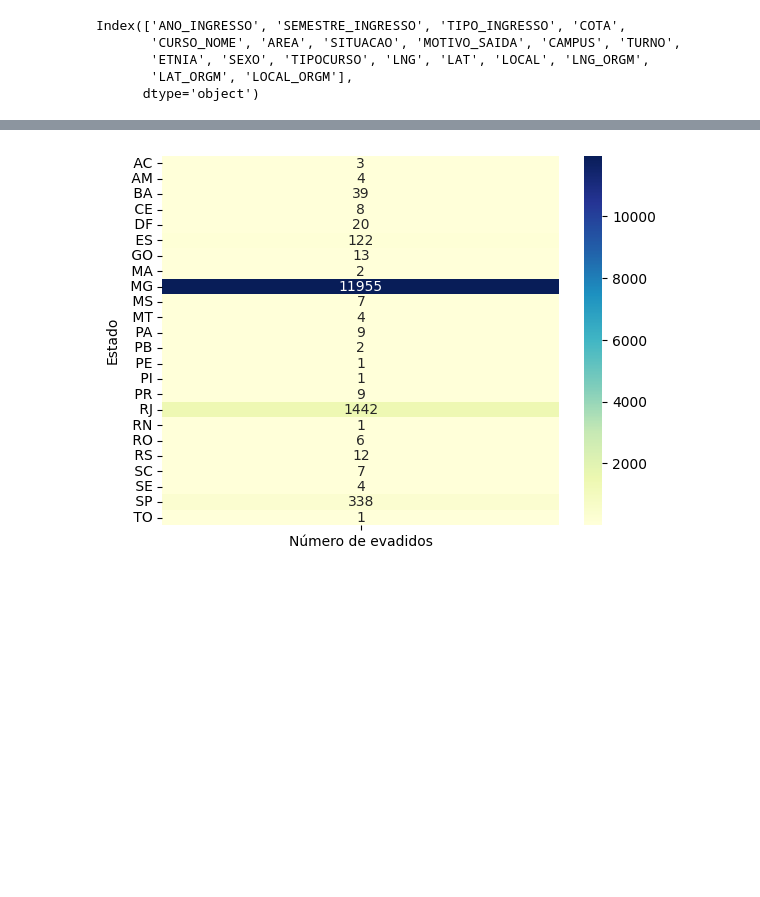
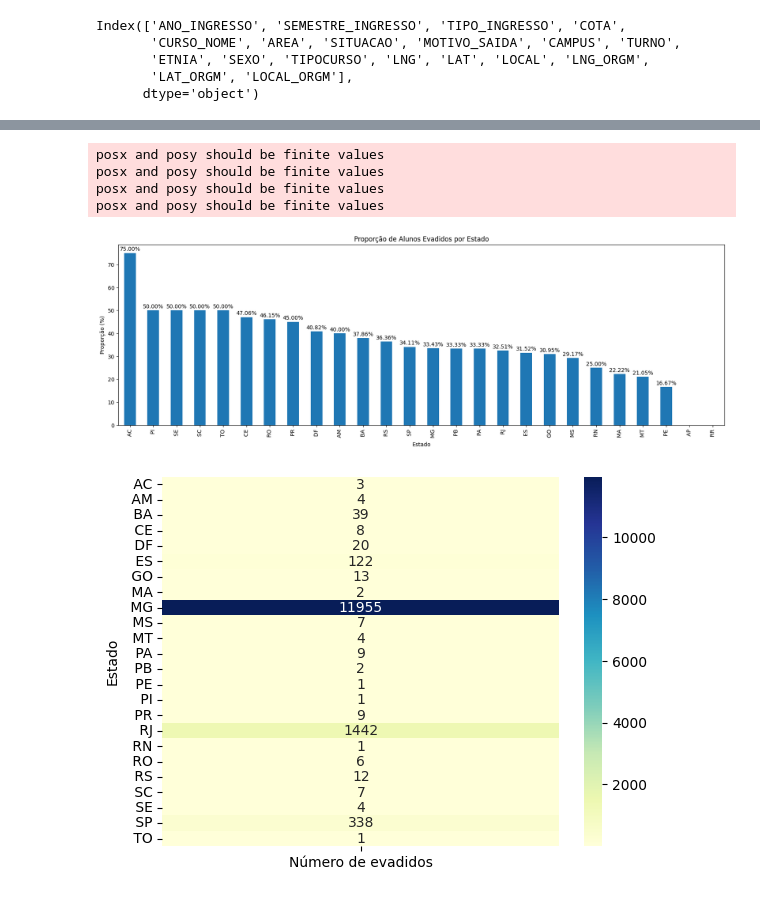
Before and after one commit to heliomacedofilho/projetos-do-bootcamp-analise-de-dados-enap-2023, a Jupyter notebook: analise_da_evasao_estudantil/mapa_calor.ipynb, the cells around one changed output, grey strips where cells are left out. Drawn from its saved outputs; the diff is of its cells as text; code cells hidden in the pictures; blank space fills up the shorter version.

```diff
--- a/analise_da_evasao_estudantil/mapa_calor.ipynb
+++ b/analise_da_evasao_estudantil/mapa_calor.ipynb
@@ -206,0 +131,4 @@ df_evadidos_nan
+# %%
+# Contar o número de alunos evadidos por estado
+contagem_evadidos_por_estado = df_evadidos['Estado'].value_counts()
+contagem_evadidos_por_estado
@@ -207,3 +153,7 @@ df_evadidos_nan
 # %%
 # Use groupby para agrupar os dados por 'estado' e aplique a função count() para contar as linhas por estado
 evadidos_por_estado = df_evadidos.groupby('Estado').size().reset_index(name='Número de evadidos')
+# %%
+# Contar o número total de alunos por estado
+contagem_total_por_estado = df_completo['Estado'].value_counts()
+contagem_total_por_estado
@@ -229,0 +181,4 @@ evadidos_por_estado
+# %%
+# Calcular a proporção de alunos evadidos por estado em relação ao total de alunos por estado
+proporcao_por_estado = ( contagem_evadidos_por_estado / contagem_total_por_estado ) * 100
+proporcao_por_estado
@@ -230,3 +203,25 @@ evadidos_por_estado
+# %%
+# Ordenar o DataFrame por proporção
+proporcao_por_estado = proporcao_por_estado.sort_values(ascending=False)
+# %%
+# Criar um gráfico de barras
+plt.figure(figsize=(20, 6))
+bars = proporcao_por_estado.plot(kind='bar')
+plt.title('Proporção de Alunos Evadidos por Estado')
+plt.xlabel('Estado')
+plt.ylabel('Proporção (%)')
+
+# Adicionar os números nas barras
+for i, v in enumerate(proporcao_por_estado):
+    plt.text(i, v + 0.5, f'{v:.2f}%', ha='center', va='bottom')
+
+plt.show()
+# %% [output]
+posx and posy should be finite values
+posx and posy should be finite values
+posx and posy should be finite values
+posx and posy should be finite values
+[figure, added]
 # %%
 # Use pivot_table para criar uma tabela agregada
 heatmap_data = evadidos_por_estado.pivot_table(index='Estado', aggfunc='sum')
```
Also changed, not shown: parts of 19 cells of this notebook.
